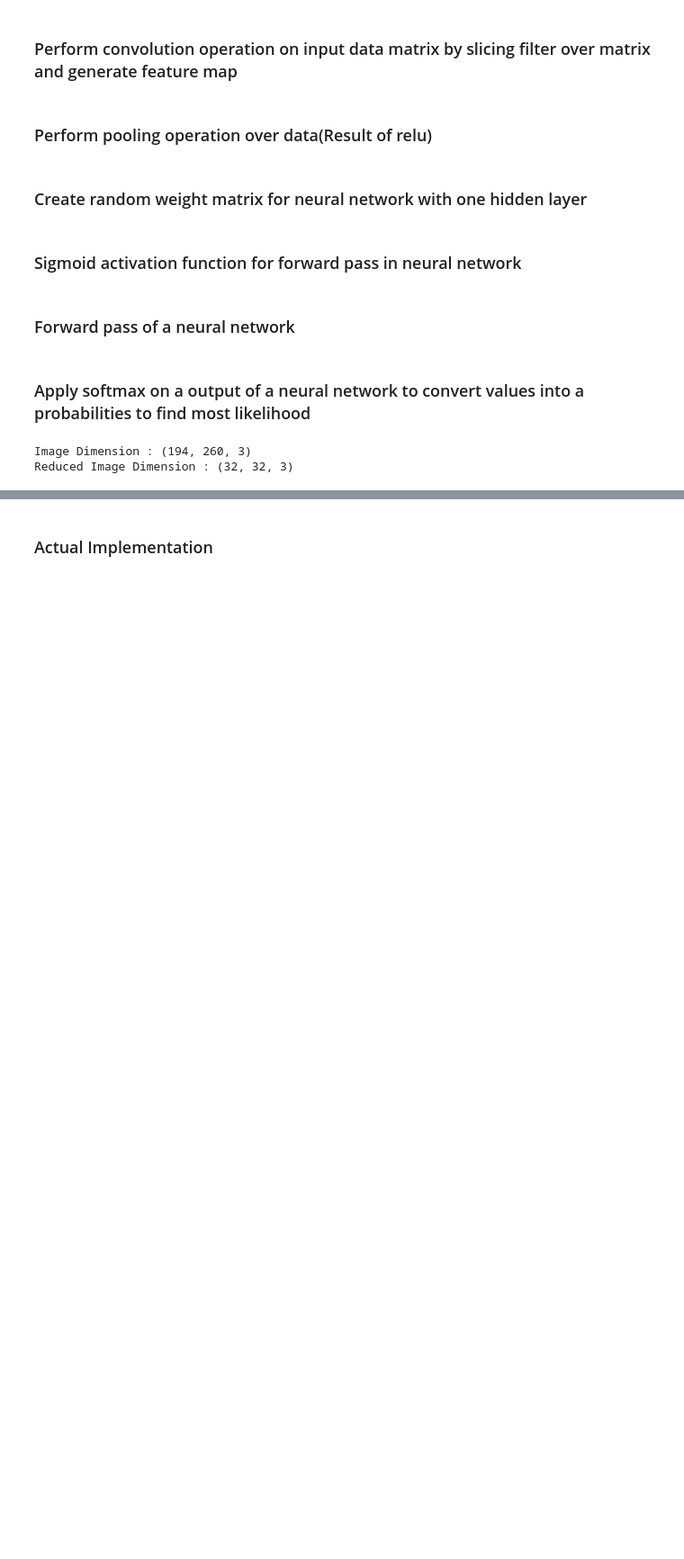
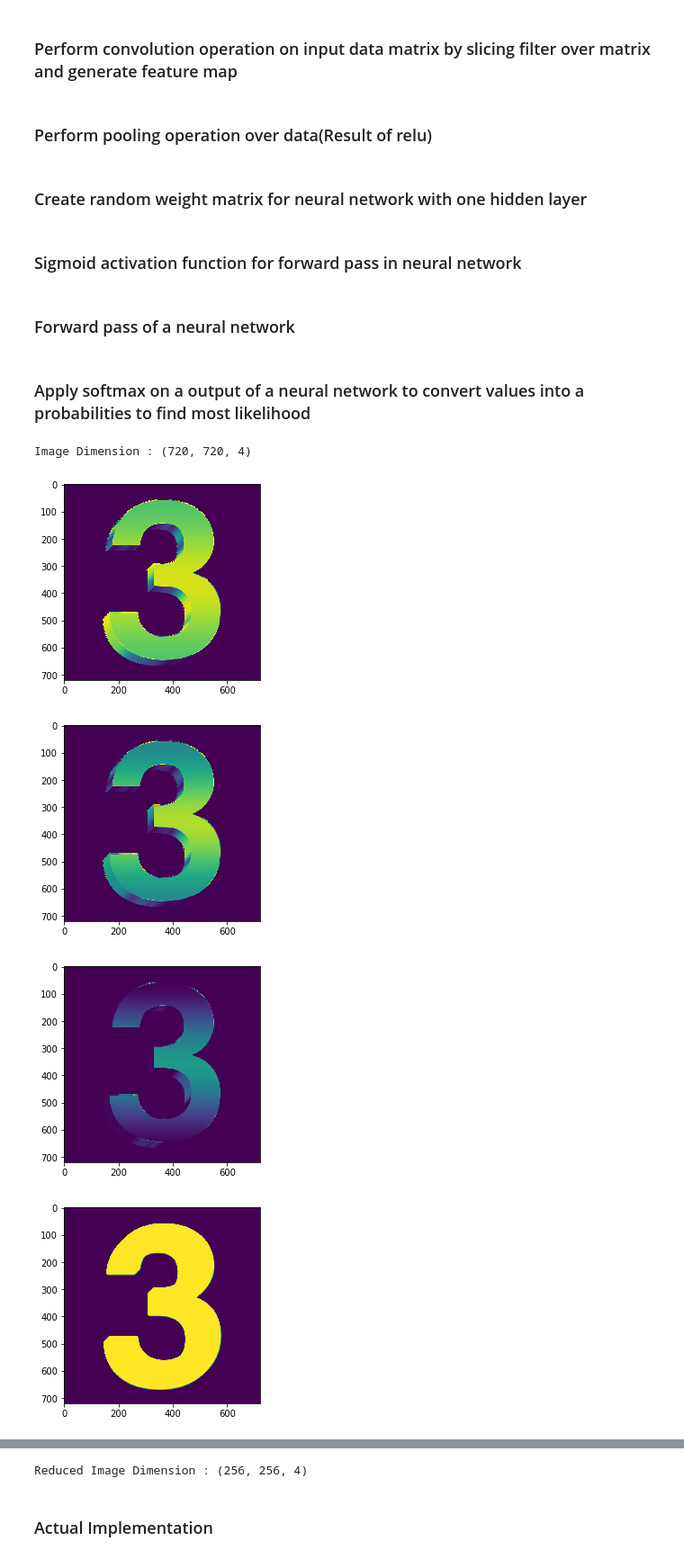
Before and after one commit to VatsalSoni301/CNN_Tensorflow, a Jupyter notebook: CNN_Forward_Pass.ipynb, the cells around one changed output, grey strips where cells are left out. Shown at 90% size. Cells and saved outputs as stored; diff of their text form; code cells hidden in the pictures; blank space fills up the shorter version.

Commit message:
Test images added and flatten input implemented

```diff
--- a/CNN_Forward_Pass.ipynb
+++ b/CNN_Forward_Pass.ipynb
@@ -120,7 +122,7 @@ def softMax(z):
 # %%
 filterRows = 5
 filterCols = 5
-filterdepth = 3
+filterdepth = 4
 
 filterDepthLayer_1 = 6
 filterDepthLayer_2 = 16
@@ -134,29 +136,40 @@ poolingCols = 2
 filterDepth_fc = 120
 
 
-imgPath = "test.jpeg"
-imgRows = 32
-imgCols = 32
-imgdepth = 3
+imgPath = "test.png"
+imgRows = 256
+imgCols = 256
+imgdepth = 4
 
 stride = 2
+# %%
+def displayImage(imgarray):
+    for i in range(imgarray.shape[2]):
+        plt.imshow(imgarray[:,:,i])
+        plt.show()
 # %%
 if os.path.isfile(imgPath):
     img = Image.open(imgPath)
     imgArray = np.array(img)
     print("Image Dimension :",imgArray.shape)
-    img1 = Image.fromarray(imgArray,'RGB')
-    img1 = img1.resize((312,312))
-    img1.show()
+#     img1 = Image.fromarray(imgArray,'RGB')
+#     img1 = img1.resize((312,312))
+#     img1.show()
+    displayImage(imgArray)
     img = img.resize((imgRows,imgCols),Image.ANTIALIAS)
+#     img = img.resize((32,32),Image.ANTIALIAS)
     reducedImageArray = np.array(img)
-    img1 = Image.fromarray(reducedImageArray,'RGB')
-    img1 = img1.resize((312,312))
-    img1.show()
+#     img1 = Image.fromarray(reducedImageArray,'RGB')
+#     img1 = img1.resize((312,312))
+#     img1.show()
+    displayImage(reducedImageArray)
     print("Reduced Image Dimension :",reducedImageArray.shape)
 else:
     print("File Not Found")
     sys.exit(1)
 # %% [output]
-Image Dimension : (194, 260, 3)
-Reduced Image Dimension : (32, 32, 3)
+Image Dimension : (720, 720, 4)
+[figure, added]
+[figure, added]
+[figure, added]
+[figure, added]
@@ -163,3 +180,4 @@ Reduced Image Dimension : (32, 32, 3)
+Reduced Image Dimension : (256, 256, 4)
 # %% [markdown]
 ### Actual Implementation
 # %%
```
Also changed, not shown: parts of 5 cells of this notebook, 3 other files.
